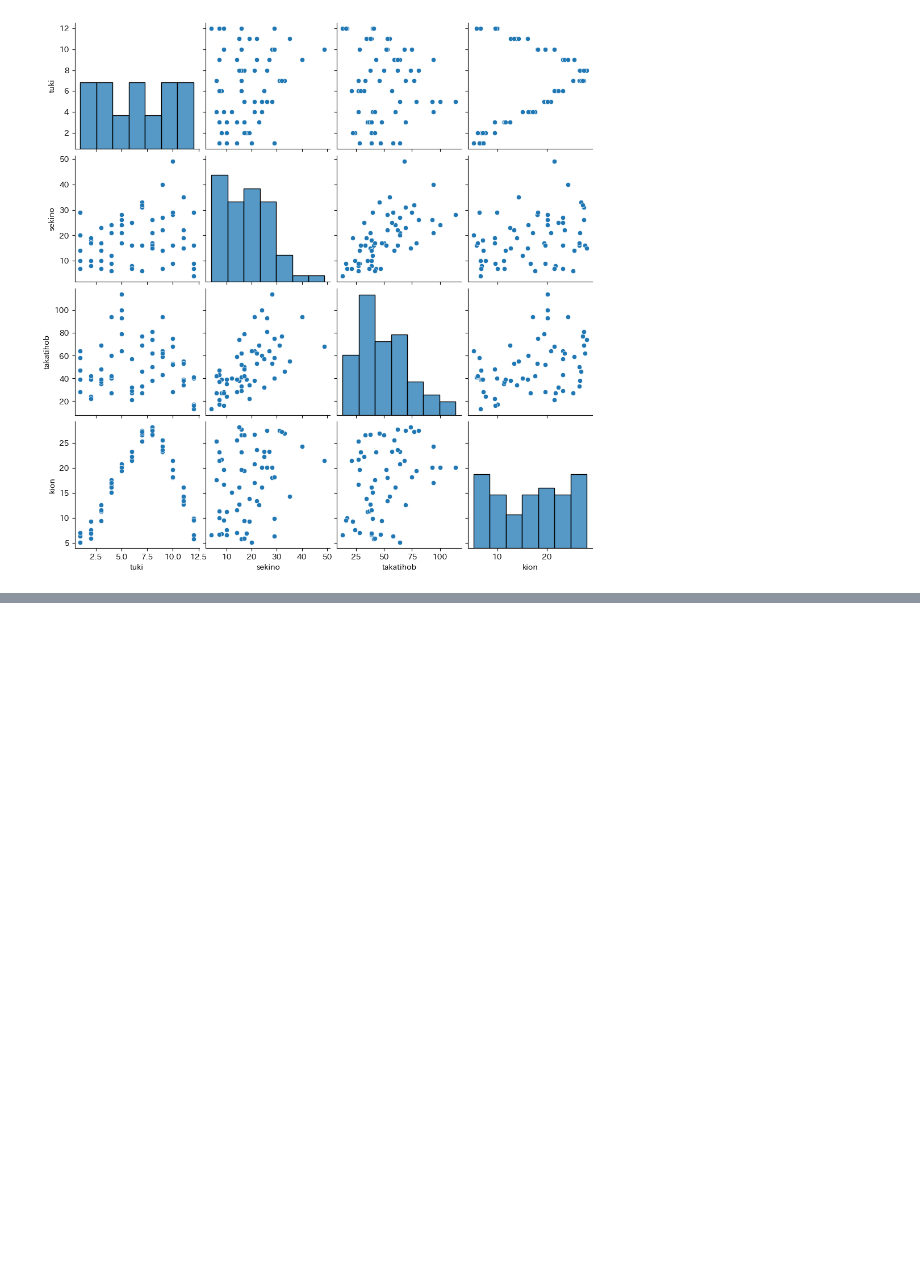
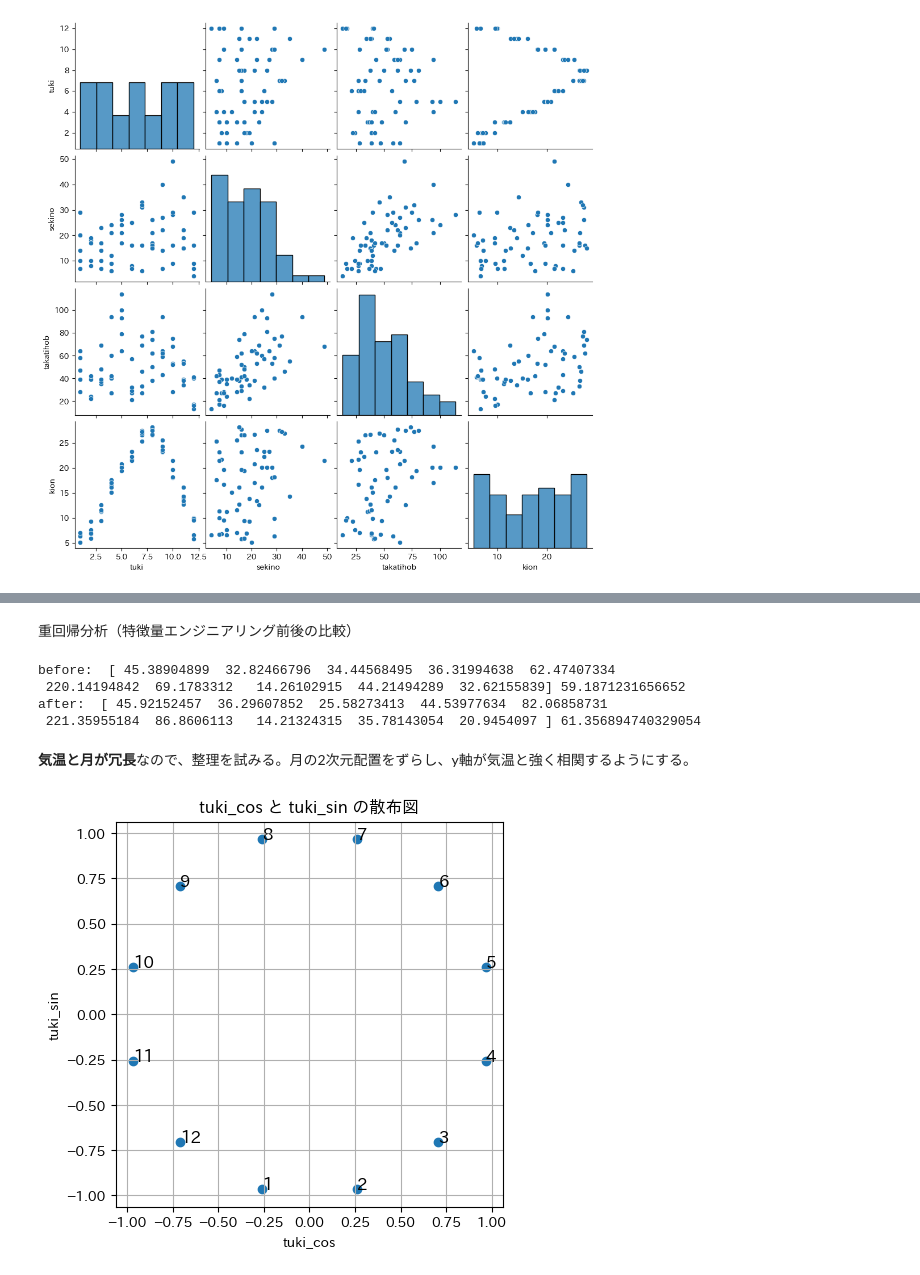
Before and after one commit to okana2ki/hotel-analysis, a Jupyter notebook: search_trend2.ipynb, the cells around one changed output, grey strips where cells are left out. Saved outputs shown, nothing was run; the diff lists cells and outputs as text; code cells hidden in the pictures; blank space fills up the shorter version.

```diff
--- a/search_trend2.ipynb
+++ b/search_trend2.ipynb
@@ -344,0 +419,66 @@ plt.show()
+# %% [markdown]
+重回帰分析（特徴量エンジニアリング前後の比較）
+# %%
+from sklearn.model_selection import cross_val_score
+from sklearn.linear_model import LinearRegression
+from sklearn.metrics import mean_squared_error
+import numpy as np
+
+# データ中の関連する列の選択
+X_original = data[['tuki', 'takatihob', 'kion']]
+X = data[['tuki_cos', 'tuki_sin', 'takatihob', 'kion']]  # Features: tuki, takatihob
+y = data['sekino']  # Target: sekino
+
+# Creating a new Linear Regression model for cross-validation
+model_cv = LinearRegression()
+
+# Performing 10-fold cross-validation
+# 'neg_mean_squared_error' is used to calculate MSE for each fold
+scores_original = cross_val_score(model_cv, X_original, y, cv=10, scoring='neg_mean_squared_error')
+scores = cross_val_score(model_cv, X, y, cv=10, scoring='neg_mean_squared_error')
+
+# Converting scores to positive values (as they are negated by default)
+mse_scores_original = -scores_original
+mse_scores = -scores
+
+# Calculating average MSE across all folds
+average_mse_original = np.mean(mse_scores_original)
+average_mse = np.mean(mse_scores)
+
+# Displaying the MSE for each fold and the average MSE
+print('before: ', mse_scores_original, average_mse_original)
+print('after: ', mse_scores, average_mse)
+# %% [output]
+before:  [ 45.38904899  32.82466796  34.44568495  36.31994638  62.47407334
+ 220.14194842  69.1783312   14.26102915  44.21494289  32.62155839] 59.1871231656652
+after:  [ 45.92152457  36.29607852  25.58273413  44.53977634  82.06858731
+ 221.35955184  86.8606113   14.21324315  35.78143054  20.9454097 ] 61.356894740329054
+# %% [markdown]
+**気温と月が冗長**なので、整理を試みる。月の2次元配置をずらし、y軸が気温と強く相関するようにする。
+# %%
+import matplotlib.pyplot as plt
+import japanize_matplotlib
+import numpy as np
+
+# 月(tuki)の値を1から12までの整数とする
+tuki_values = np.arange(1, 13)
+
+# tuki_cosとtuki_sinの計算
+tuki_cos = np.cos(2 * np.pi * (tuki_values - 4.5) / 12)
+tuki_sin = np.sin(2 * np.pi * (tuki_values - 4.5) / 12)
+
+# 散布図の作成
+plt.figure(figsize=(5, 5))
+plt.scatter(tuki_cos, tuki_sin)
+
+# 各点に月(tuki)のラベルを付ける
+for i, tuki in enumerate(tuki_values):
+    plt.text(tuki_cos[i], tuki_sin[i], str(tuki), fontsize=12)
+
+plt.title('tuki_cos と tuki_sin の散布図')
+plt.xlabel('tuki_cos')
+plt.ylabel('tuki_sin')
+plt.grid(True)
+plt.show()
+# %% [output]
+[figure, added]
```
Also changed, not shown: parts of 14 cells of this notebook.
